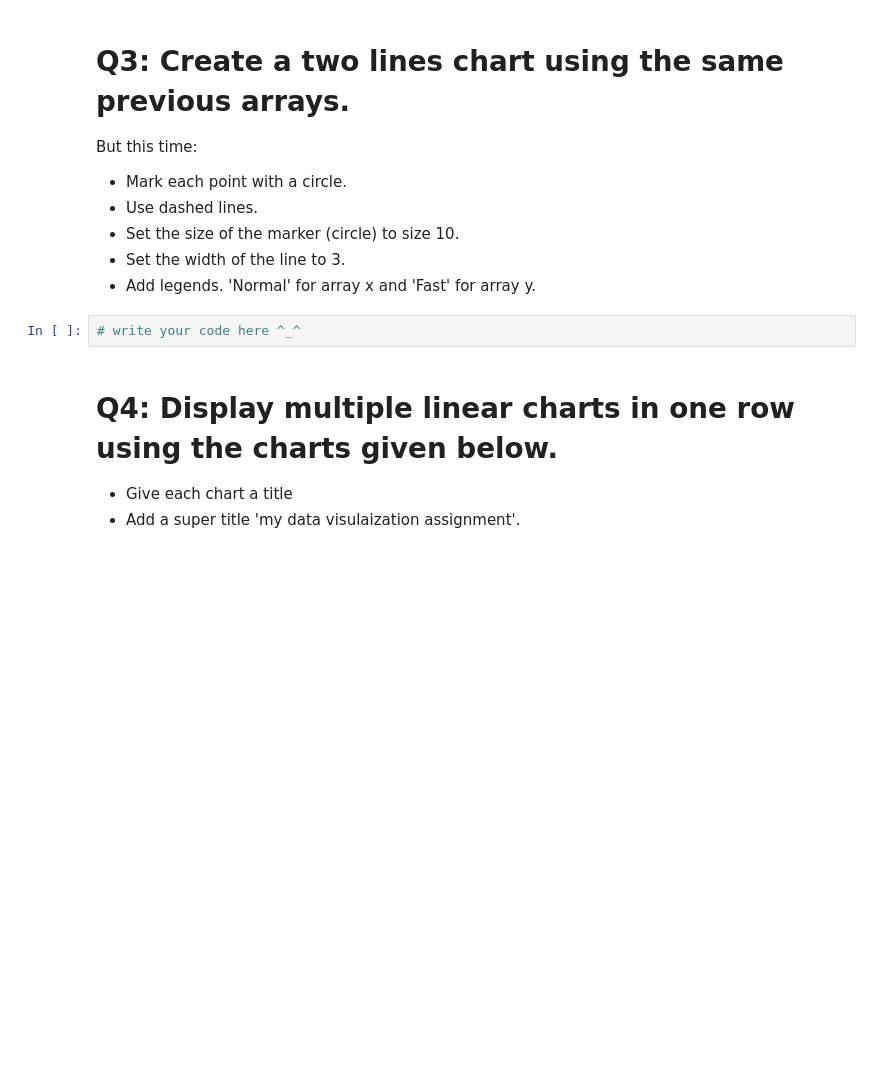
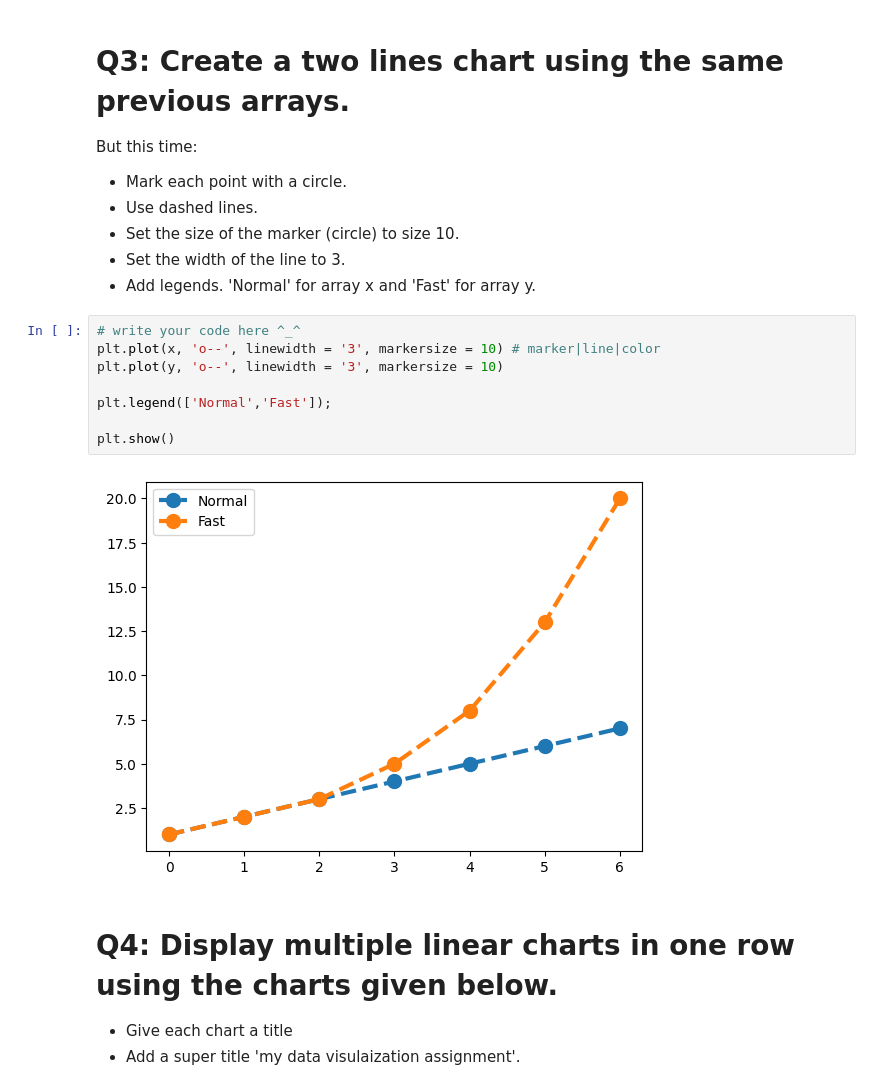
Before and after one commit to Tuwaiq-Data-Science-Bootcamp/Day8-Lab2-Matplotlib, a Jupyter notebook: Day#8_Matplotlib_Assignment2.ipynb, the cells around one changed output. Drawn from its saved outputs; the diff is of its cells as text; blank space fills up the shorter version.

```diff
--- a/Day#8_Matplotlib_Assignment2.ipynb
+++ b/Day#8_Matplotlib_Assignment2.ipynb
@@ -25,8 +33,16 @@ But this time:
 - Set the size of the marker (circle) to size 10.
 - Set the width of the line to 3.
 - Add legends. 'Normal' for array x and 'Fast' for array y.
-# %%
-# write your code here ^_^
+# %%
+# write your code here ^_^
+plt.plot(x, 'o--', linewidth = '3', markersize = 10) # marker|line|color
+plt.plot(y, 'o--', linewidth = '3', markersize = 10)
+
+plt.legend(['Normal','Fast']);
+
+plt.show()
+# %% [output]
+[figure, added]
 # %% [markdown]
 # Q4: Display multiple linear charts in one row using the charts given below.
 - Give each chart a title
```
Also changed, not shown: parts of 14 cells of this notebook.
